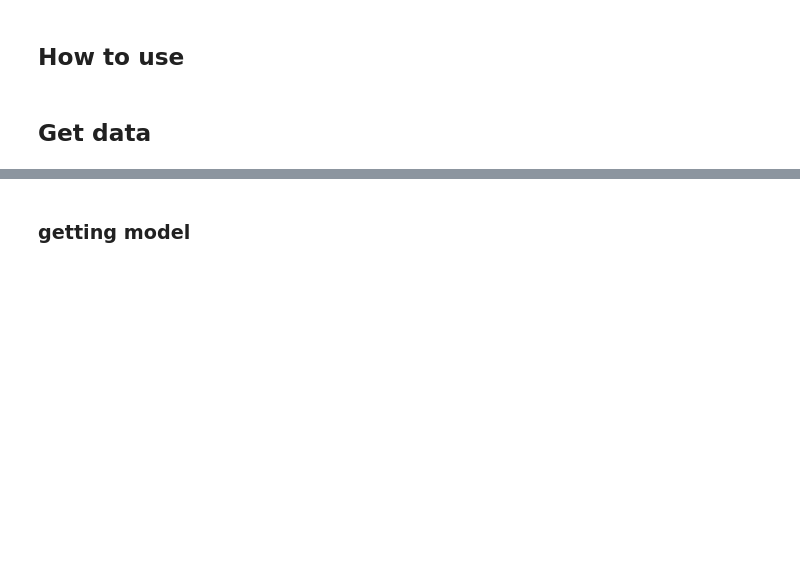
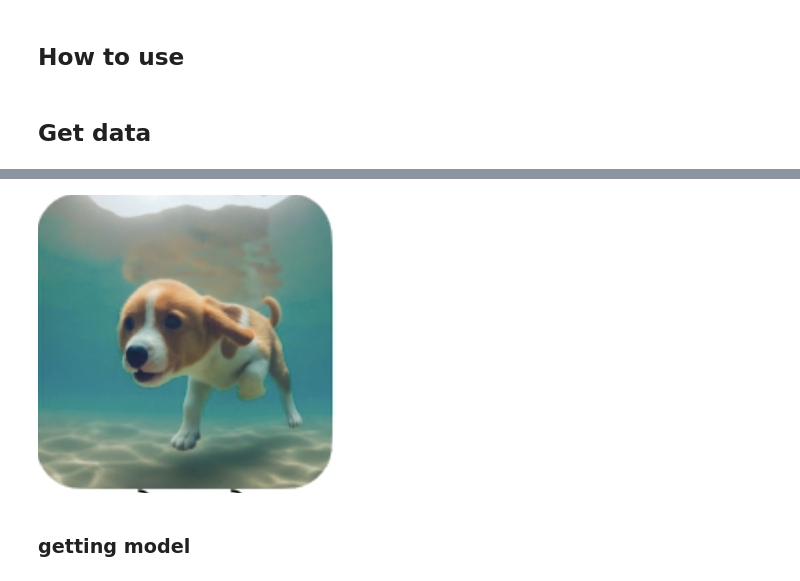
Before and after one commit to HasanGoni/labeling_test, a Jupyter notebook: nbs/index.ipynb, the cells around one changed output, grey strips where cells are left out. Cells and saved outputs as stored; diff of their text form; code cells hidden in the pictures; blank space fills up the shorter version.

```diff
--- a/nbs/index.ipynb
+++ b/nbs/index.ipynb
@@ -59,3 +66,7 @@ tst_img = Image.open(tst_im_path).convert('RGB')
+# %%
+tst_img
+# %% [output]
+[figure, added]
 # %% [markdown]
 ### getting model
 # %%
```
Also changed, not shown: parts of 12 cells of this notebook, 4 other files.
